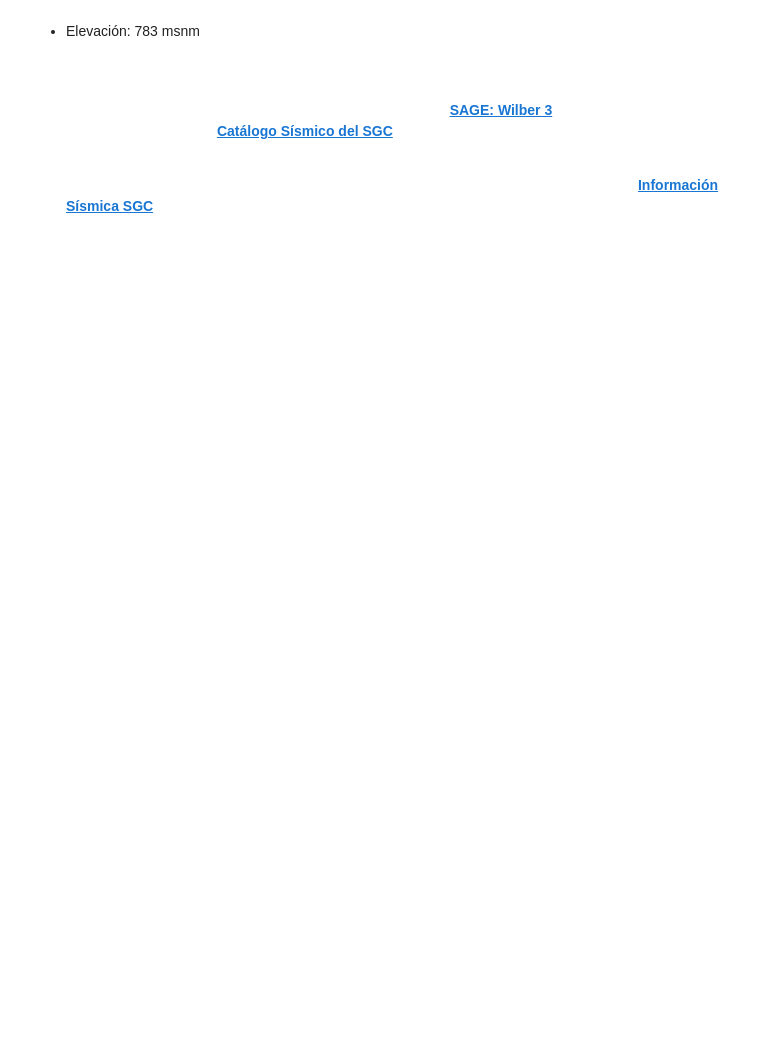
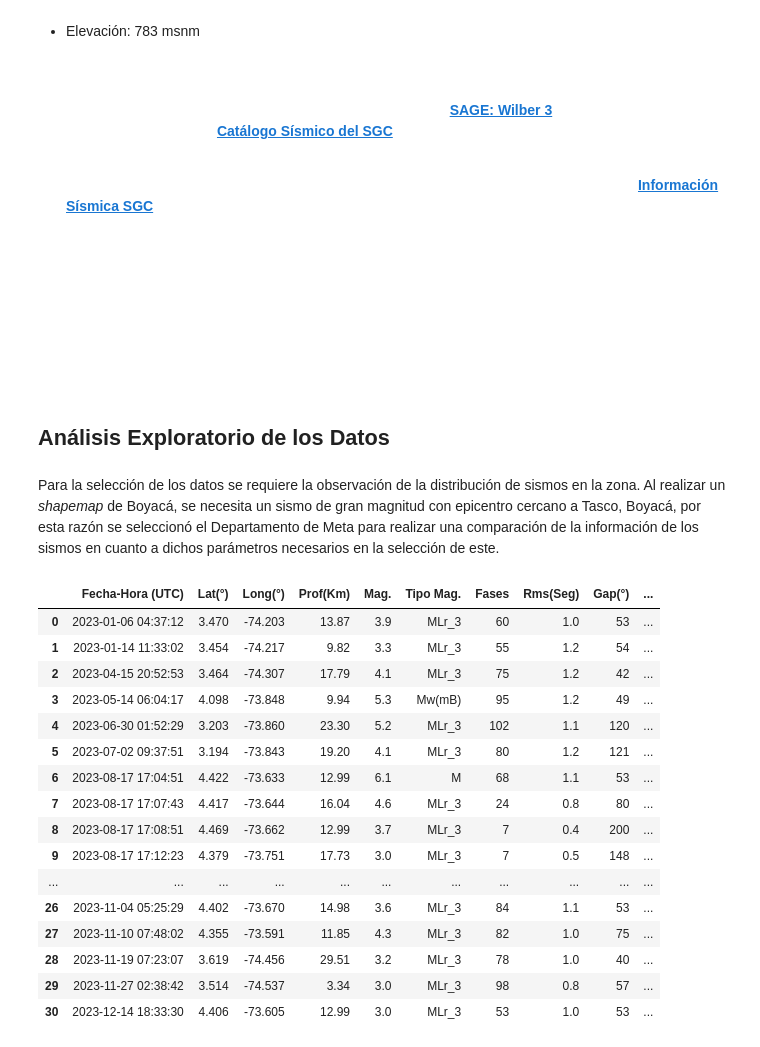
Before and after one commit to angiedch/Geocomputo, a Jupyter notebook: Avance_Proyecto.ipynb, the cells around one changed output. Cells and saved outputs as stored; diff of their text form; code cells hidden in the pictures; blank space fills up the shorter version.

```diff
--- a/Avance_Proyecto.ipynb
+++ b/Avance_Proyecto.ipynb
@@ -55,3 +55,33 @@ Evento sísmico ocurrido el 17 de Agosto del 2023 en el municipio de El Calvario
 4. Se removerá la respuesta instrumental de los parámetros de velocidad de los vectores que describen el movimiento de las ondas del sismo por medio de las cuales se obtendrá la aceleración del terreno teniendo en cuenta que:
 
 $$ a = \dfrac{dv}{dt} $$
+# %% [markdown]
+## **Análisis Exploratorio de los Datos**
+# %% [markdown]
+Para la selección de los datos se requiere la observación de la distribución de sismos en la zona. Al realizar un
+*shapemap* de Boyacá, se necesita un sismo de gran magnitud con epicentro cercano a Tasco, Boyacá, por esta razón se seleccionó el Departamento de Meta para realizar una comparación de la información de los sismos en cuanto a dichos parámetros necesarios en la selección de este.
+# %%
+import pandas as pd
+import numpy as np
+import matplotlib.pyplot as plt
+
+meta= pd.read_csv('Catalogo_Meta2023.csv')
+meta
+# %% [output]
+|  | Fecha-Hora (UTC) | Lat(°) | Long(°) | Prof(Km) | Mag. | Tipo Mag. | Fases | Rms(Seg) | Gap(°) | ... |
+| 0 | 2023-01-06 04:37:12 | 3.470 | -74.203 | 13.87 | 3.9 | MLr_3 | 60 | 1.0 | 53 | ... |
+| 1 | 2023-01-14 11:33:02 | 3.454 | -74.217 | 9.82 | 3.3 | MLr_3 | 55 | 1.2 | 54 | ... |
+| 2 | 2023-04-15 20:52:53 | 3.464 | -74.307 | 17.79 | 4.1 | MLr_3 | 75 | 1.2 | 42 | ... |
+| 3 | 2023-05-14 06:04:17 | 4.098 | -73.848 | 9.94 | 5.3 | Mw(mB) | 95 | 1.2 | 49 | ... |
+| 4 | 2023-06-30 01:52:29 | 3.203 | -73.860 | 23.30 | 5.2 | MLr_3 | 102 | 1.1 | 120 | ... |
+| 5 | 2023-07-02 09:37:51 | 3.194 | -73.843 | 19.20 | 4.1 | MLr_3 | 80 | 1.2 | 121 | ... |
+| 6 | 2023-08-17 17:04:51 | 4.422 | -73.633 | 12.99 | 6.1 | M | 68 | 1.1 | 53 | ... |
+| 7 | 2023-08-17 17:07:43 | 4.417 | -73.644 | 16.04 | 4.6 | MLr_3 | 24 | 0.8 | 80 | ... |
+| 8 | 2023-08-17 17:08:51 | 4.469 | -73.662 | 12.99 | 3.7 | MLr_3 | 7 | 0.4 | 200 | ... |
+| 9 | 2023-08-17 17:12:23 | 4.379 | -73.751 | 17.73 | 3.0 | MLr_3 | 7 | 0.5 | 148 | ... |
+| ... | ... | ... | ... | ... | ... | ... | ... | ... | ... | ... |
+| 26 | 2023-11-04 05:25:29 | 4.402 | -73.670 | 14.98 | 3.6 | MLr_3 | 84 | 1.1 | 53 | ... |
+| 27 | 2023-11-10 07:48:02 | 4.355 | -73.591 | 11.85 | 4.3 | MLr_3 | 82 | 1.0 | 75 | ... |
+| 28 | 2023-11-19 07:23:07 | 3.619 | -74.456 | 29.51 | 3.2 | MLr_3 | 78 | 1.0 | 40 | ... |
+| 29 | 2023-11-27 02:38:42 | 3.514 | -74.537 | 3.34 | 3.0 | MLr_3 | 98 | 0.8 | 57 | ... |
+| 30 | 2023-12-14 18:33:30 | 4.406 | -73.605 | 12.99 | 3.0 | MLr_3 | 53 | 1.0 | 53 | ... |
```
Also changed, not shown: parts of 12 cells of this notebook, 2 other files.
